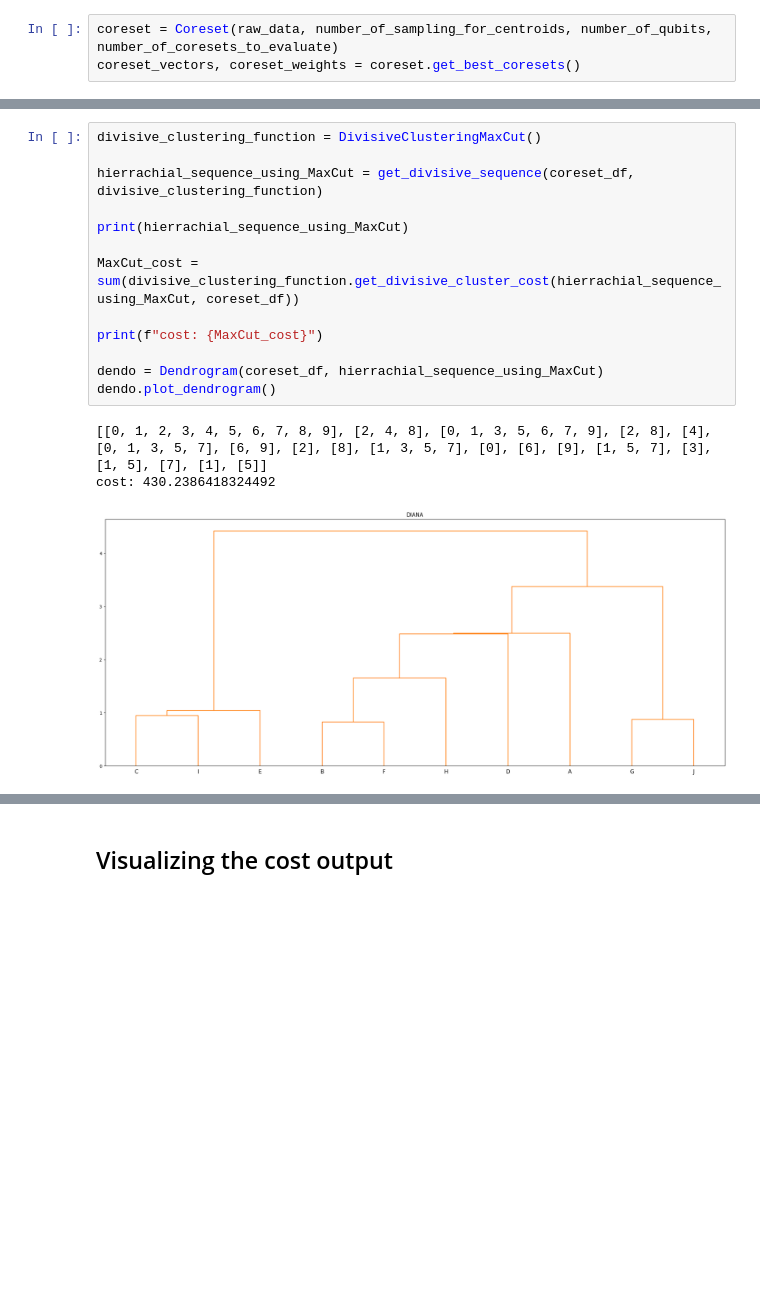
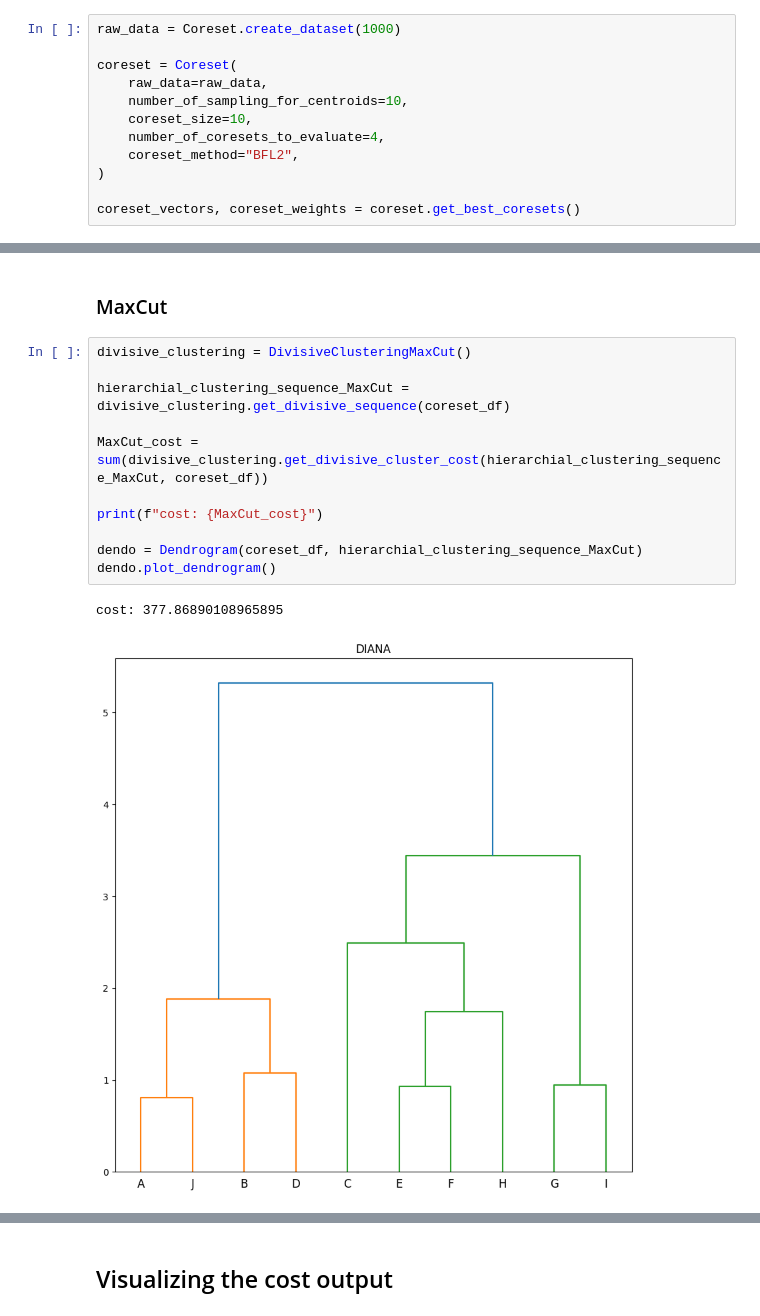
Before and after one commit to Boniface316/bigdata_vqa, a Jupyter notebook: Notebooks/Divisive_clustering_toy_experiment.ipynb, the cells around one changed output, grey strips where cells are left out. Cells and saved outputs as stored; diff of their text form; blank space fills up the shorter version.

Commit message:
Chore/refactor (#40)
* fix(coreset):

* refactor(data): remove data utils and merge with coreset

* WIP(): Divisive clustering modularity

* refactor(): hamiltonians, ansatz and plots are seperated

```diff
--- a/Notebooks/Divisive_clustering_toy_experiment.ipynb
+++ b/Notebooks/Divisive_clustering_toy_experiment.ipynb
@@ -37,4 +36,13 @@ Data loaded from ../data/dataset.pickle
 # %%
-coreset = Coreset(raw_data, number_of_sampling_for_centroids, number_of_qubits, number_of_coresets_to_evaluate)
+raw_data = Coreset.create_dataset(1000)
+
+coreset = Coreset(
+    raw_data=raw_data,
+    number_of_sampling_for_centroids=10,
+    coreset_size=10,
+    number_of_coresets_to_evaluate=4,
+    coreset_method="BFL2",
+)
+
 coreset_vectors, coreset_weights = coreset.get_best_coresets()
 # %% [output]
@@ -94,17 +180,16 @@ cost: 359.0099067501876
+# %% [markdown]
+### MaxCut
 # %%
-divisive_clustering_function = DivisiveClusteringMaxCut()
+divisive_clustering = DivisiveClusteringMaxCut()
 
-hierrachial_sequence_using_MaxCut = get_divisive_sequence(coreset_df, divisive_clustering_function)
+hierarchial_clustering_sequence_MaxCut = divisive_clustering.get_divisive_sequence(coreset_df)
 
-print(hierrachial_sequence_using_MaxCut)
-
-MaxCut_cost = sum(divisive_clustering_function.get_divisive_cluster_cost(hierrachial_sequence_using_MaxCut, coreset_df))
+MaxCut_cost = sum(divisive_clustering.get_divisive_cluster_cost(hierarchial_clustering_sequence_MaxCut, coreset_df))
 
 print(f"cost: {MaxCut_cost}")
 
-dendo = Dendrogram(coreset_df, hierrachial_sequence_using_MaxCut)
+dendo = Dendrogram(coreset_df, hierarchial_clustering_sequence_MaxCut)
 dendo.plot_dendrogram()
 # %% [output]
-[[0, 1, 2, 3, 4, 5, 6, 7, 8, 9], [2, 4, 8], [0, 1, 3, 5, 6, 7, 9], [2, 8], [4], [0, 1, 3, 5, 7], [6, 9], [2], [8], [1, 3, 5, 7], [0], [6], [9], [1, 5, 7], [3], [1, 5], [7], [1], [5]]
-cost: 430.2386418324492
+cost: 377.86890108965895
-[figure, old version]
+[figure, new version]
```
Also changed, not shown: parts of 29 cells of this notebook, 14 other files.
